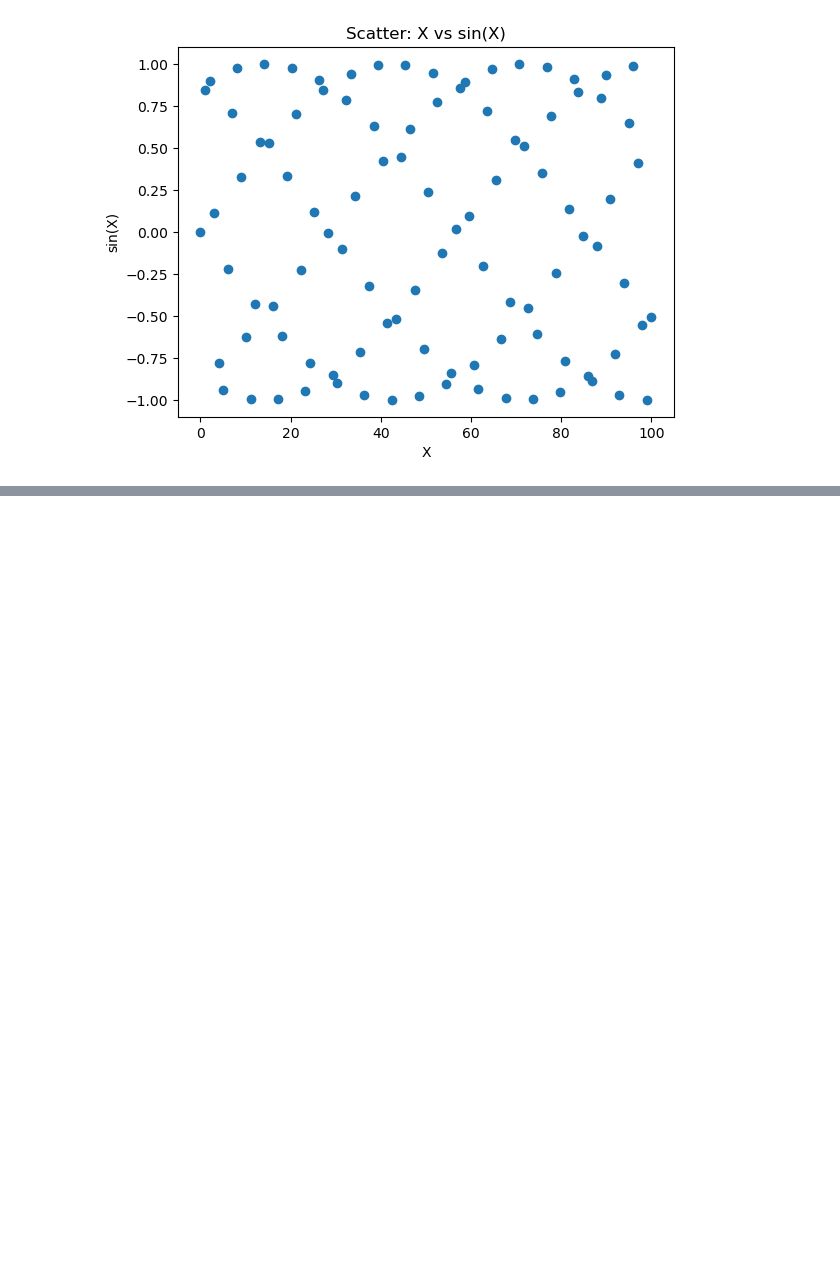
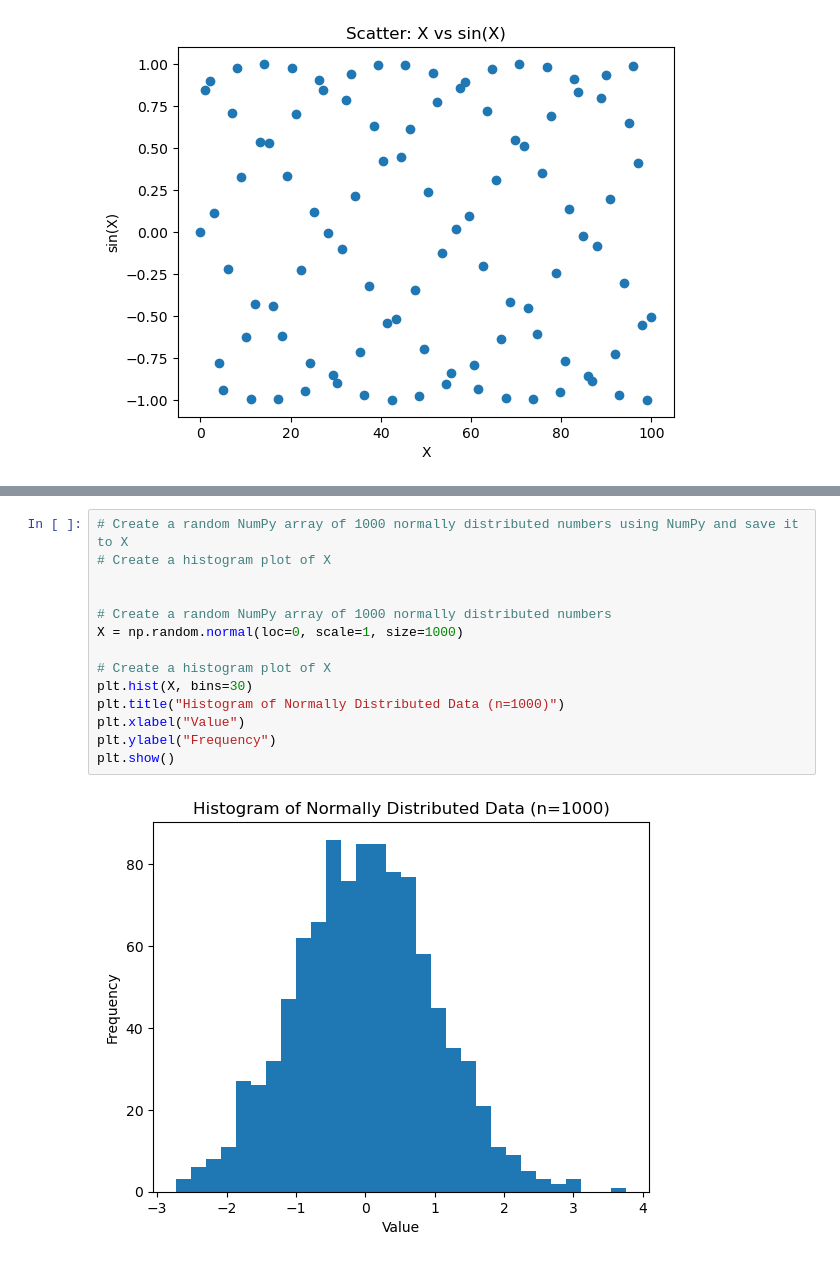
Before and after one commit to T-jorven/Machine_Learning_Traning-, a Jupyter notebook: notebooks/Matplotlib_Practice.ipynb, the cells around one changed output, grey strips where cells are left out. Cells and saved outputs as stored; diff of their text form; blank space fills up the shorter version.

```diff
--- a/notebooks/Matplotlib_Practice.ipynb
+++ b/notebooks/Matplotlib_Practice.ipynb
@@ -158,0 +209,16 @@ plt.show()
+# %%
+# Create a random NumPy array of 1000 normally distributed numbers using NumPy and save it to X
+# Create a histogram plot of X
+
+
+# Create a random NumPy array of 1000 normally distributed numbers
+X = np.random.normal(loc=0, scale=1, size=1000)
+
+# Create a histogram plot of X
+plt.hist(X, bins=30)
+plt.title("Histogram of Normally Distributed Data (n=1000)")
+plt.xlabel("Value")
+plt.ylabel("Frequency")
+plt.show()
+# %% [output]
+[figure, added]
```
Also changed, not shown: parts of 13 cells of this notebook, 1 other file.
